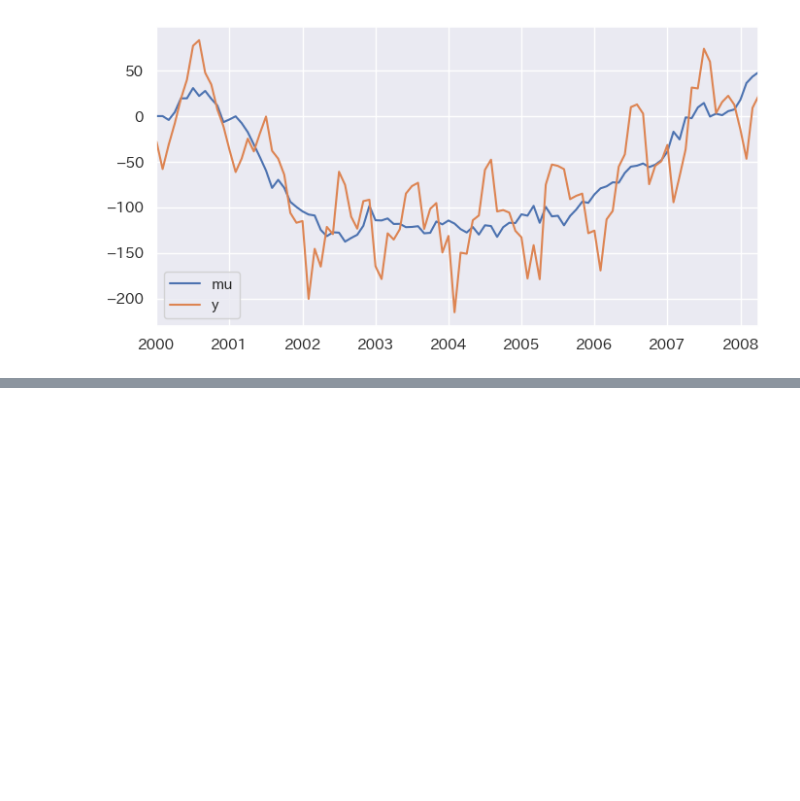
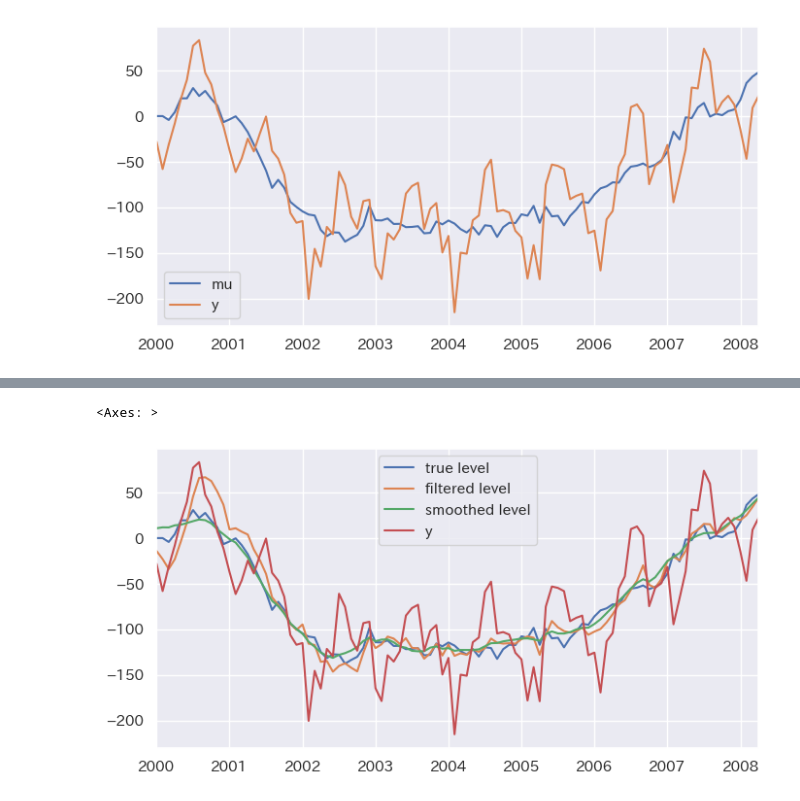
Before and after one commit to maton369/Python_Time_Series_Intro, a Jupyter notebook: 5-5-基本構造時系列モデル.ipynb, the cells around one changed output, grey strips where cells are left out. Cells and saved outputs as stored; diff of their text form; code cells hidden in the pictures; blank space fills up the shorter version.

```diff
--- a/5-5-基本構造時系列モデル.ipynb
+++ b/5-5-基本構造時系列モデル.ipynb
@@ -990,0 +1070,18 @@ bsts_df[["mu", "y"]].plot()
+# %%
+# フィルタ化推定量・平滑化推定量を合わせて図示
+
+# DataFrameにまとめる
+plot_df = pd.DataFrame(
+    {
+        "true level": bsts_df["mu"],
+        "filtered level": res_bsts.level["filtered"],
+        "smoothed level": res_bsts.level["smoothed"],
+        "y": bsts_df["y"],
+    }
+)
+
+# 可視化
+plot_df.plot()
+# %% [output]
+<Axes: >
+[figure, added]
```
Also changed, not shown: parts of 4 cells of this notebook.
